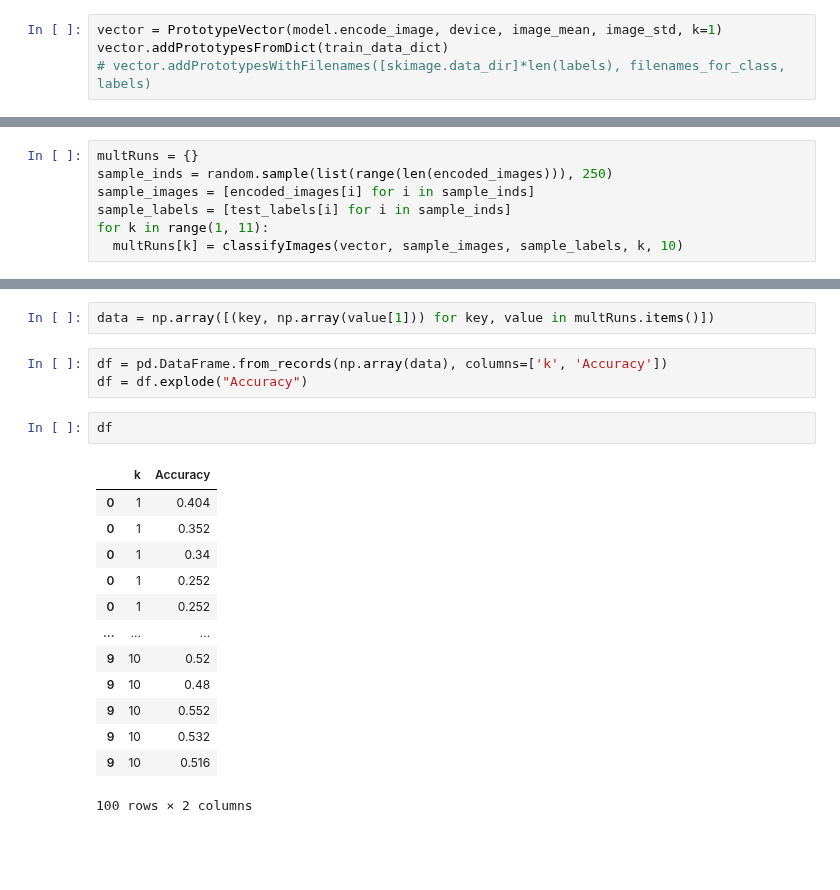
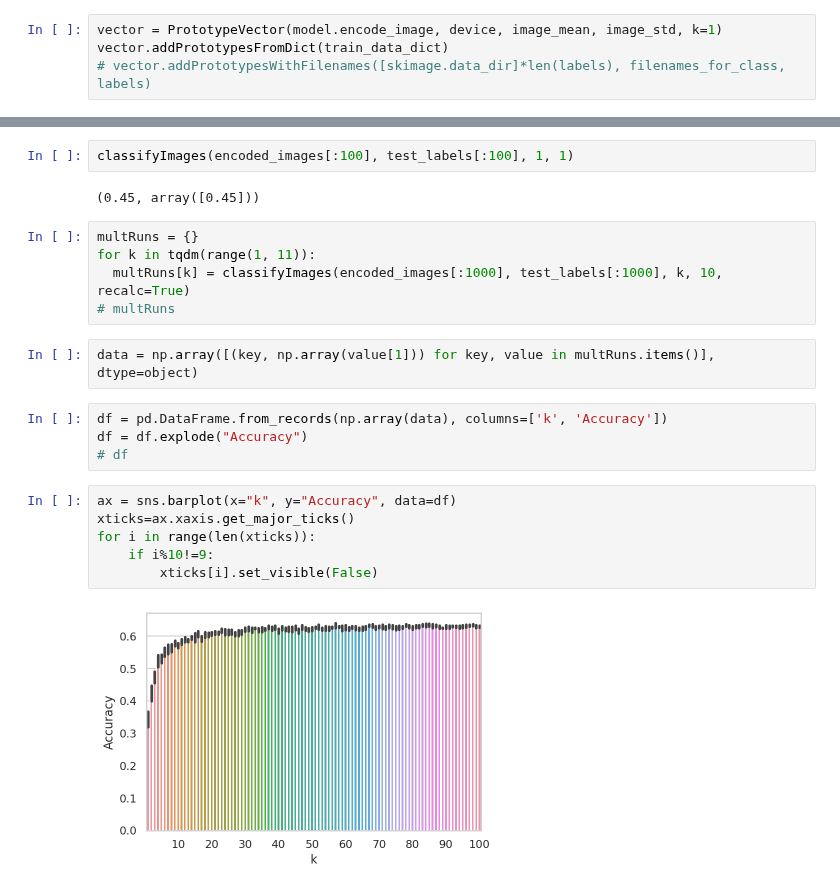
Before and after one commit to jerrychen109/CLIP-fewshot, a Jupyter notebook: Pipeline.ipynb, the cells around one changed output, grey strips where cells are left out. Cells and saved outputs as stored; diff of their text form; blank space fills up the shorter version.

```diff
--- a/Pipeline.ipynb
+++ b/Pipeline.ipynb
@@ -285,7 +283,0 @@ classifyImages(vector, encoded_images[:250], test_labels[:250], 10, 5)
-# %%
-multRuns = {}
-sample_inds = random.sample(list(range(len(encoded_images))), 250)
-sample_images = [encoded_images[i] for i in sample_inds]
-sample_labels = [test_labels[i] for i in sample_inds]
-for k in range(1, 11):
-  multRuns[k] = classifyImages(vector, sample_images, sample_labels, k, 10)
@@ -296,21 +299,23 @@ multRuns
+# %%
+classifyImages(encoded_images[:100], test_labels[:100], 1, 1)
+# %% [output]
+(0.45, array([0.45]))
+# %%
+multRuns = {}
+for k in tqdm(range(1, 11)):
+  multRuns[k] = classifyImages(encoded_images[:1000], test_labels[:1000], k, 10, recalc=True)
+# multRuns
 # %%
-data = np.array([(key, np.array(value[1])) for key, value in multRuns.items()])
+data = np.array([(key, np.array(value[1])) for key, value in multRuns.items()], dtype=object)
 # %%
 df = pd.DataFrame.from_records(np.array(data), columns=['k', 'Accuracy'])
 df = df.explode("Accuracy")
+# df
-# %%
-df
-# %% [output]
-|  | k | Accuracy |
-| 0 | 1 | 0.404 |
-| 0 | 1 | 0.352 |
-| 0 | 1 | 0.34 |
-| 0 | 1 | 0.252 |
-| 0 | 1 | 0.252 |
-| ... | ... | ... |
-| 9 | 10 | 0.52 |
-| 9 | 10 | 0.48 |
-| 9 | 10 | 0.552 |
-| 9 | 10 | 0.532 |
-| 9 | 10 | 0.516 |
-100 rows × 2 columns
+# %%
+ax = sns.barplot(x="k", y="Accuracy", data=df)
+xticks=ax.xaxis.get_major_ticks()
+for i in range(len(xticks)):
+    if i%10!=9:
+        xticks[i].set_visible(False)
+# %% [output]
+[figure, added]
```
Also changed, not shown: parts of 28 cells of this notebook.
